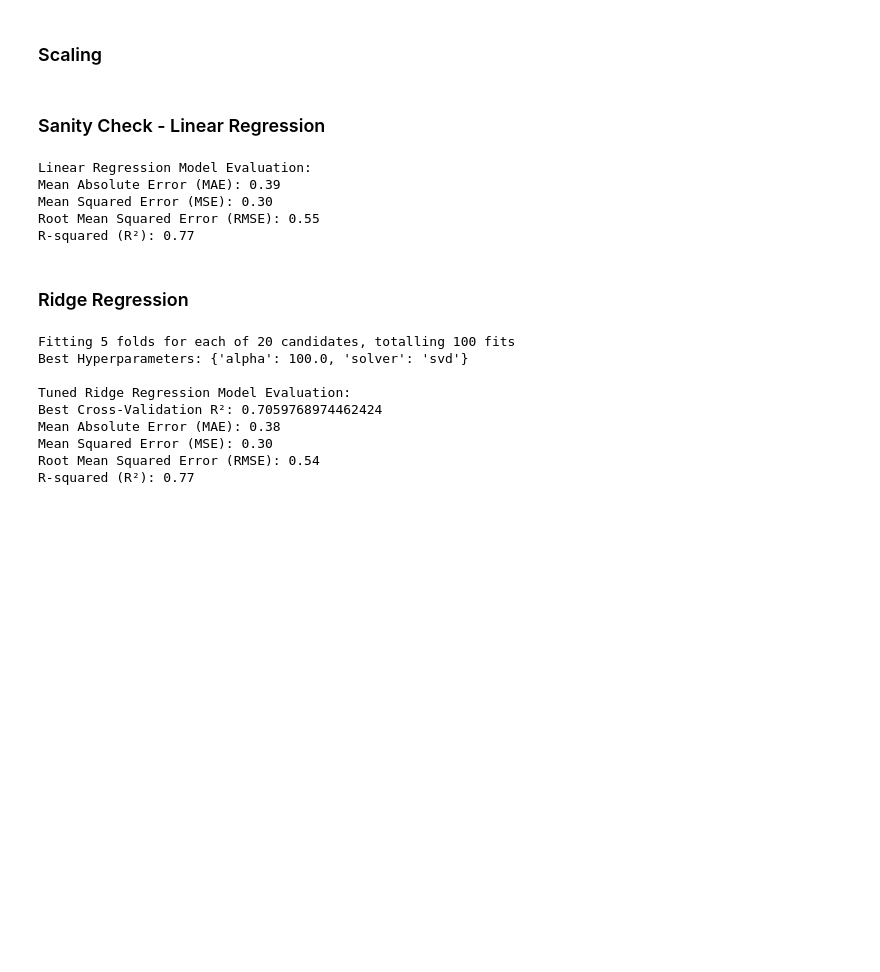
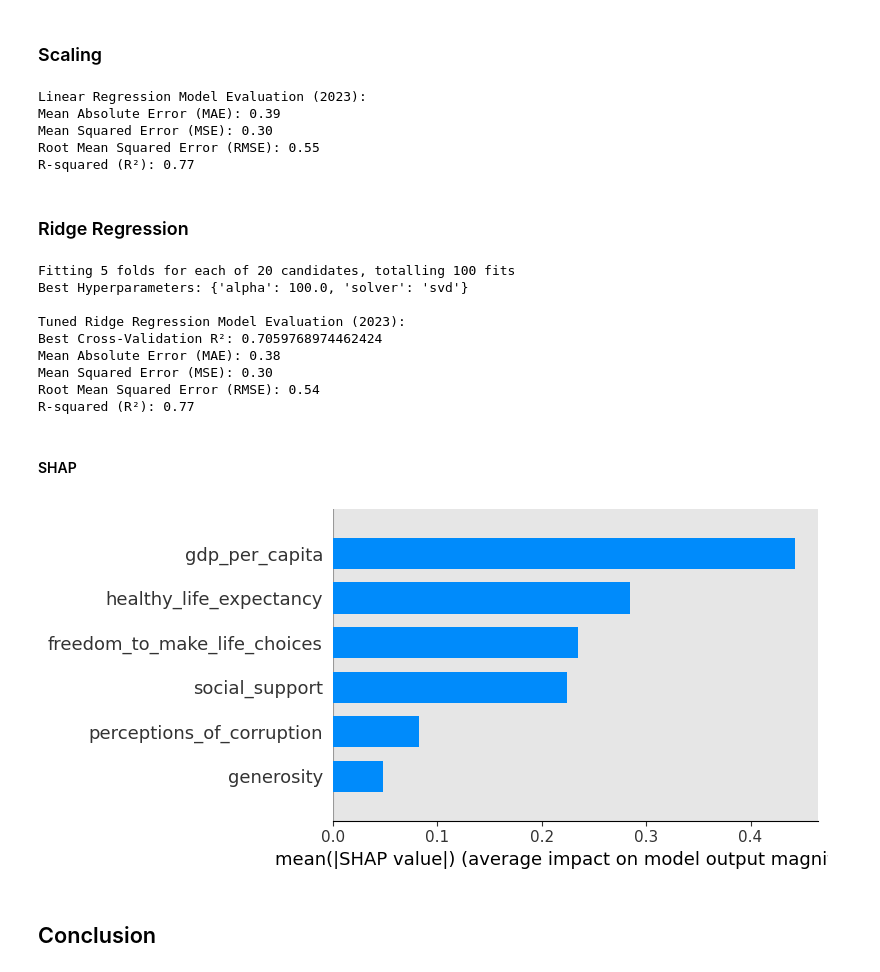
Before and after one commit to hamedtaeb/Project_SmileScore, a Jupyter notebook: Global Happiness Predictions.ipynb, the cells around one changed output. Cells and saved outputs as stored; diff of their text form; code cells hidden in the pictures; blank space fills up the shorter version.

Commit message:
added SHAP and sections

```diff
--- a/Global Happiness Predictions.ipynb
+++ b/Global Happiness Predictions.ipynb
@@ -471,8 +472,6 @@ X_train_scaled = scaler.fit_transform(X_train)
 
 # Transform test data
 X_test_scaled = scaler.transform(X_test)
-# %% [markdown]
-### Sanity Check - Linear Regression
 # %%
 # Initialize Linear Regression
 lr = LinearRegression()
@@ -496,13 +495,13 @@ mse_lr = mean_squared_error(y_test, y_pred_lr)
 rmse_lr = np.sqrt(mse_lr)
 r2_lr = r2_score(y_test, y_pred_lr)
 
-print("\nLinear Regression Model Evaluation:")
+print("\nLinear Regression Model Evaluation (2023):")
 print(f"Mean Absolute Error (MAE): {mae_lr:.2f}")
 print(f"Mean Squared Error (MSE): {mse_lr:.2f}")
 print(f"Root Mean Squared Error (RMSE): {rmse_lr:.2f}")
 print(f"R-squared (R²): {r2_lr:.2f}")
 # %% [output]
-Linear Regression Model Evaluation:
+Linear Regression Model Evaluation (2023):
 Mean Absolute Error (MAE): 0.39
 Mean Squared Error (MSE): 0.30
 Root Mean Squared Error (RMSE): 0.55
@@ -546,7 +545,7 @@ rmse_ridge = np.sqrt(mse_ridge)
 r2_ridge = r2_score(y_test, y_pred_ridge)
 
 # Display Ridge Regression evaluation metrics after hyperparameter tuning
-print("\nTuned Ridge Regression Model Evaluation:")
+print("\nTuned Ridge Regression Model Evaluation (2023):")
 print("Best Cross-Validation R²:", grid_ridge.best_score_)
 print(f"Mean Absolute Error (MAE): {mae_ridge:.2f}")
 print(f"Mean Squared Error (MSE): {mse_ridge:.2f}")
@@ -556,9 +555,28 @@ print(f"R-squared (R²): {r2_ridge:.2f}")
 Fitting 5 folds for each of 20 candidates, totalling 100 fits
 Best Hyperparameters: {'alpha': 100.0, 'solver': 'svd'}
 
-Tuned Ridge Regression Model Evaluation:
+Tuned Ridge Regression Model Evaluation (2023):
 Best Cross-Validation R²: 0.7059768974462424
 Mean Absolute Error (MAE): 0.38
 Mean Squared Error (MSE): 0.30
 Root Mean Squared Error (RMSE): 0.54
 R-squared (R²): 0.77
+# %% [markdown]
+#### SHAP
+# %%
+# Create DataFrames from scaled arrays, keeping column names
+X_train_scaled_df = pd.DataFrame(X_train_scaled, columns=X_train.columns)
+X_test_scaled_df = pd.DataFrame(X_test_scaled, columns=X_test.columns)
+
+# Explainability with SHAP
+explainer = shap.Explainer(best_ridge, X_train_scaled_df)
+
+# calculate and display the SHAP values for a single prediction
+shap_values = explainer(X_test_scaled_df)
+
+# Display SHAP summary plot
+shap.summary_plot(shap_values, X_test_scaled_df, plot_type='bar')
+# %% [output]
+[figure, added]
+# %% [markdown]
+## Conclusion
```
Also changed, not shown: parts of 2 cells of this notebook.
